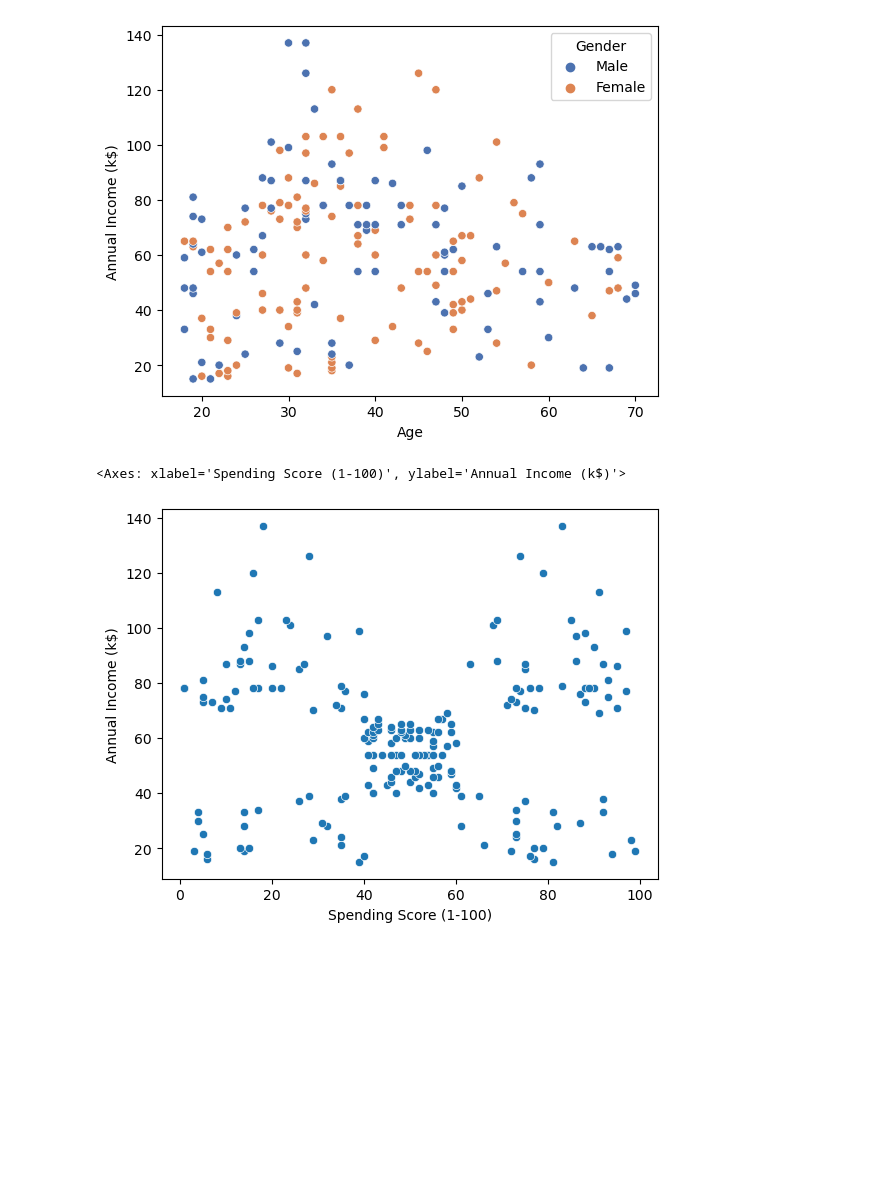
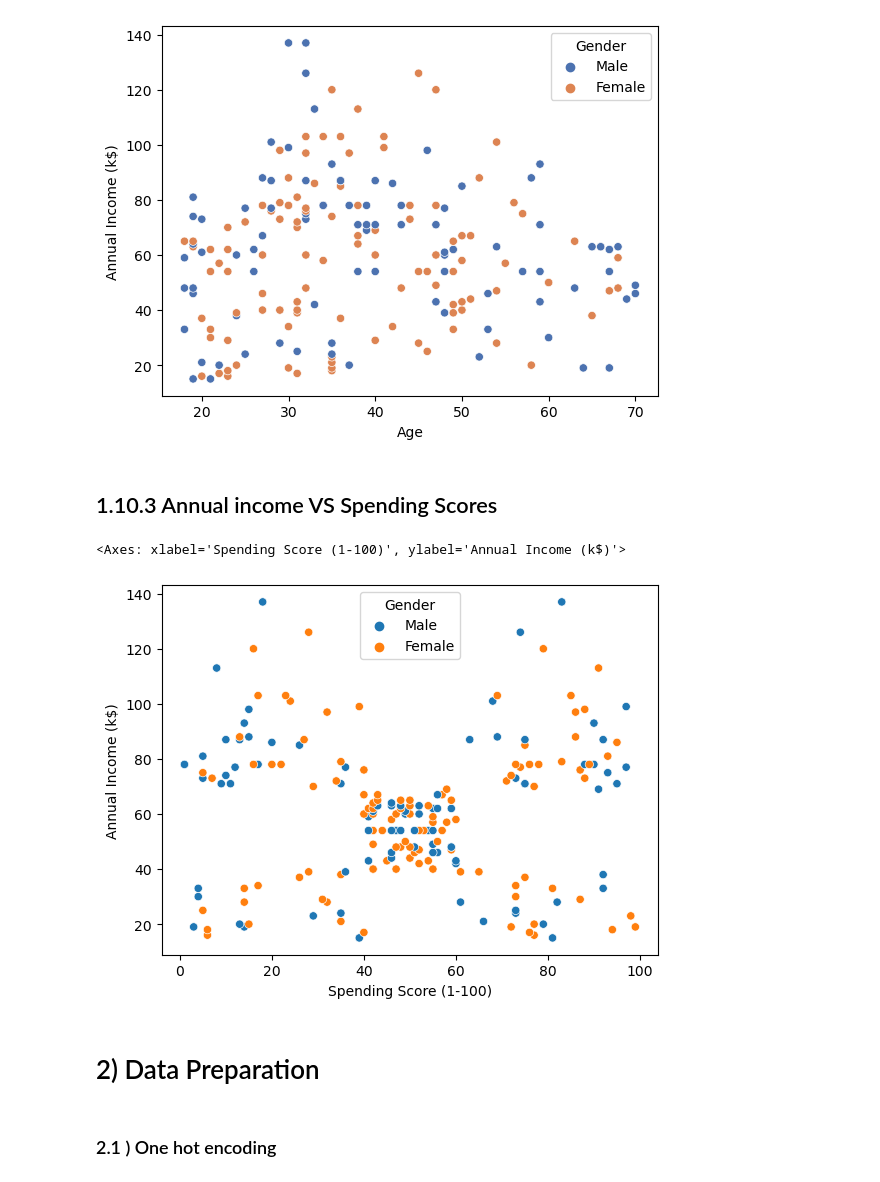
Before and after one commit to sajinamatya/Customer-Segmentation-, a Jupyter notebook: customer segmentation.ipynb, the cells around one changed output. Saved outputs shown, nothing was run; the diff lists cells and outputs as text; code cells hidden in the pictures; blank space fills up the shorter version.

```diff
--- a/customer segmentation.ipynb
+++ b/customer segmentation.ipynb
@@ -233,8 +258,14 @@ sns.scatterplot(data = dataframe, x = "Age",y="Annual Income (k$)",palette="deep
 # %% [output]
 <Axes: xlabel='Age', ylabel='Annual Income (k$)'>
 [figure]
+# %% [markdown]
+## 1.10.3 Annual income VS Spending Scores
 # %%
-sns.scatterplot(data = dataframe, x = "Spending Score (1-100)",y="Annual Income (k$)")
+sns.scatterplot(data = dataframe, x = "Spending Score (1-100)",y="Annual Income (k$)",hue="Gender")
 # %% [output]
 <Axes: xlabel='Spending Score (1-100)', ylabel='Annual Income (k$)'>
-[figure, old version]
+[figure, new version]
+# %% [markdown]
+# 2) Data Preparation
+# %% [markdown]
+### 2.1 ) One hot encoding
```
Also changed, not shown: parts of 14 cells of this notebook, 1 other file.
